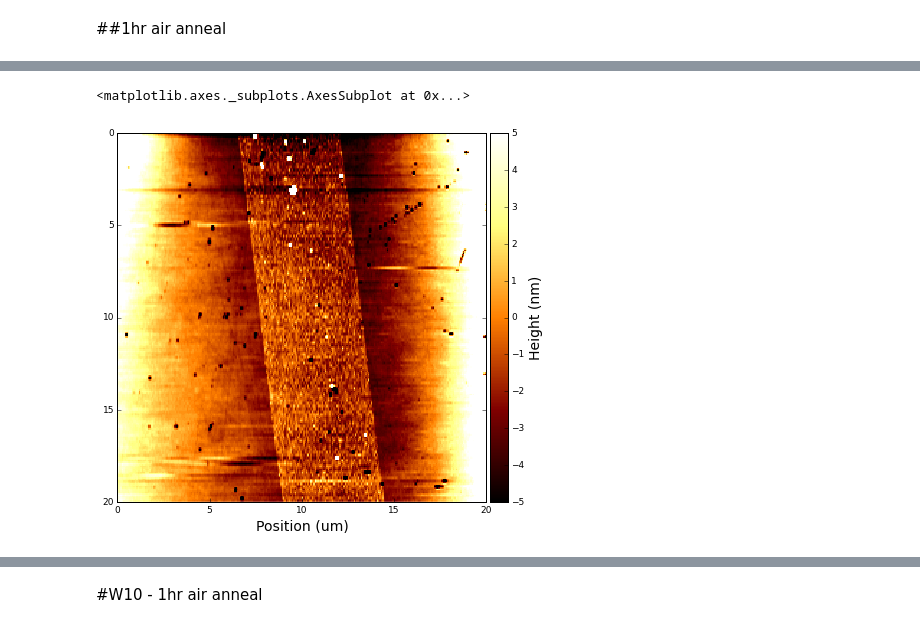
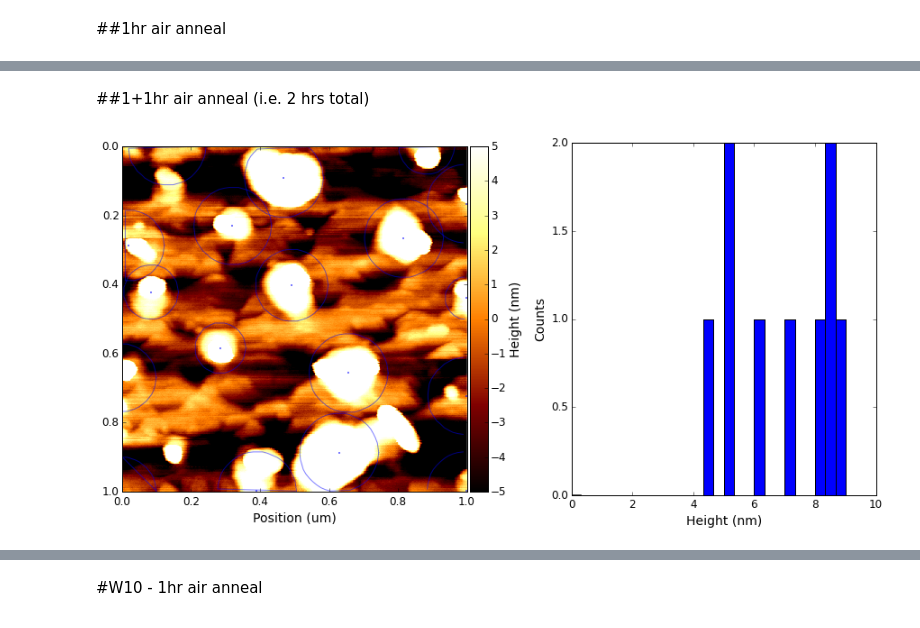
Before and after one commit to bhk37/CNT-Growths, a Jupyter notebook: notes/150717_W_catalysts.ipynb, the cells around one changed output, grey strips where cells are left out. Cells and saved outputs as stored; diff of their text form; code cells hidden in the pictures.

```diff
--- a/notes/150717_W_catalysts.ipynb
+++ b/notes/150717_W_catalysts.ipynb
@@ -10,7 +18,8 @@ run_notebook('../src/AFM.ipynb')
+# %% [markdown]
+##1+1hr air anneal (i.e. 2 hrs total)
 # %%
-fn = '150729_w09_1hr_air_anneal.000'
+fn = '150731_w09_2hr_air_anneal.001'
 im, size = read_ascii(fn)
-plot_image(im, size = size, save = True, filename = fn)
+plot_all(im, size = size, smoothness = 25, max_rad = 60, hbins = 30)
 # %% [output]
-<matplotlib.axes._subplots.AxesSubplot at 0x...>
-[figure, old version]
+[figure, new version]
```
Also changed, not shown: parts of 9 cells of this notebook, 4 other files.
